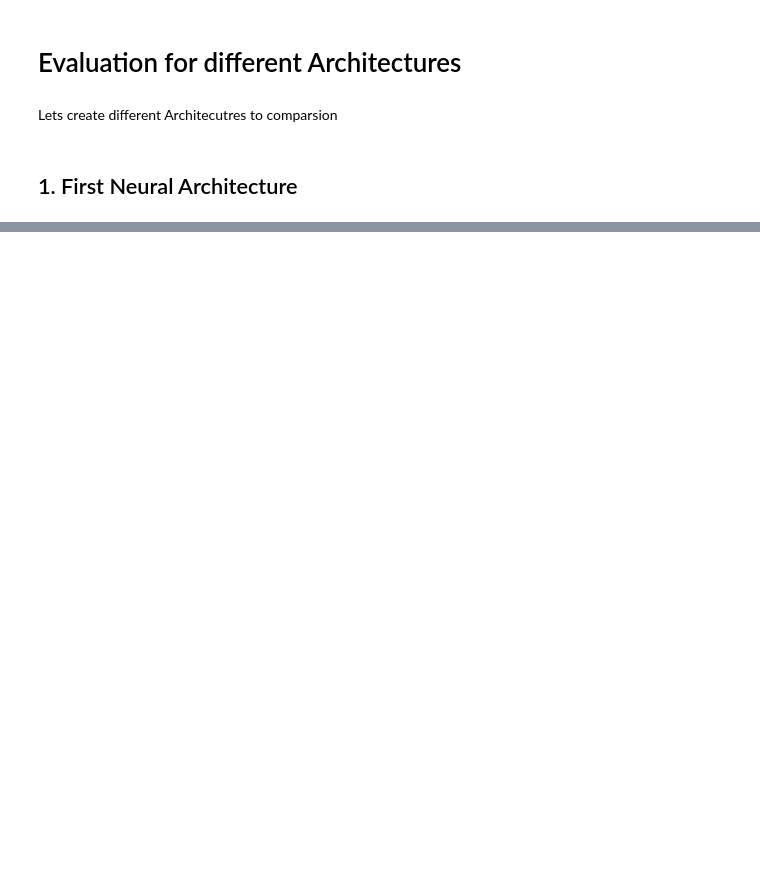
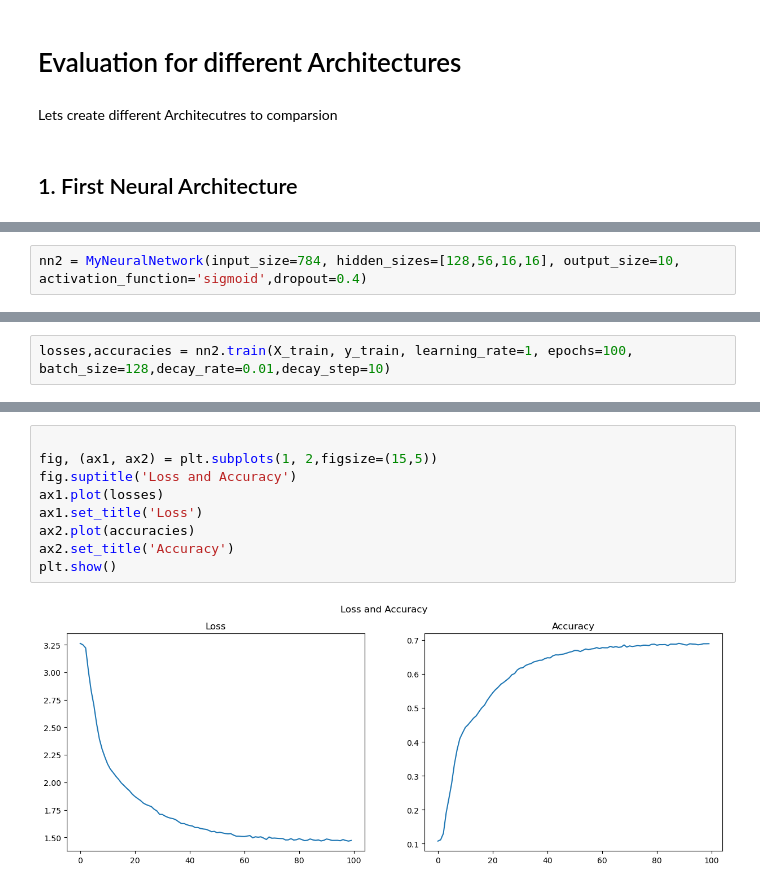
Before and after one commit to Razbolt/Neural-Network, a Jupyter notebook: Neural_Network_Math_.ipynb, the cells around one changed output, grey strips where cells are left out. Cells and saved outputs as stored; diff of their text form; blank space fills up the shorter version.

```diff
--- a/Neural_Network_Math_.ipynb
+++ b/Neural_Network_Math_.ipynb
@@ -691,0 +711,2 @@ plt.show()
+# %%
+nn2 = MyNeuralNetwork(input_size=784, hidden_sizes=[128,56,16,16], output_size=10, activation_function='sigmoid',dropout=0.4)
@@ -691,0 +719,2 @@ plt.show()
+# %%
+losses,accuracies = nn2.train(X_train, y_train, learning_rate=1, epochs=100, batch_size=128,decay_rate=0.01,decay_step=10)
@@ -691,0 +745,11 @@ plt.show()
+# %%
+
+fig, (ax1, ax2) = plt.subplots(1, 2,figsize=(15,5))
+fig.suptitle('Loss and Accuracy')
+ax1.plot(losses)
+ax1.set_title('Loss')
+ax2.plot(accuracies)
+ax2.set_title('Accuracy')
+plt.show()
+# %% [output]
+[figure, added]
```
Also changed, not shown: parts of 17 cells of this notebook.
